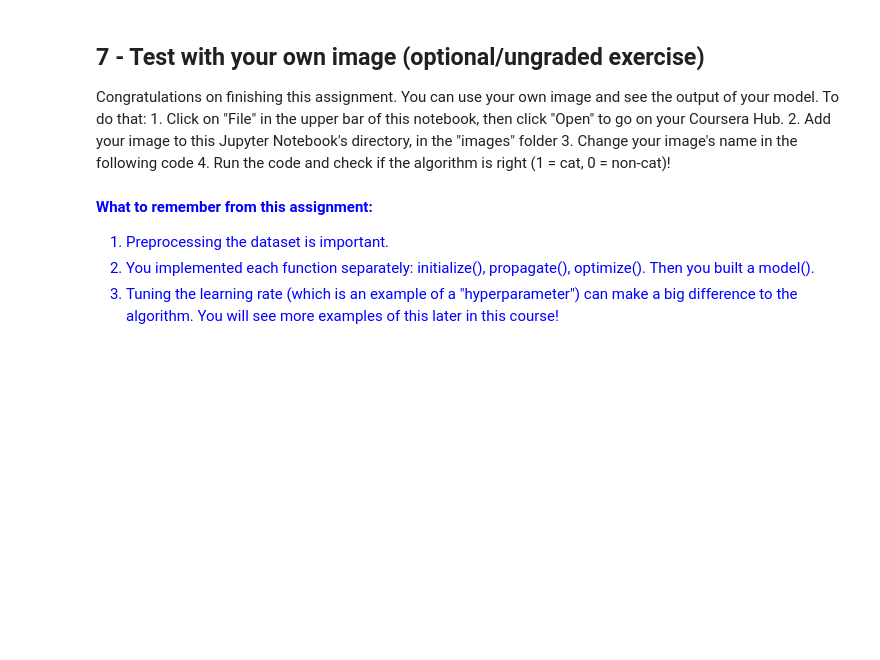
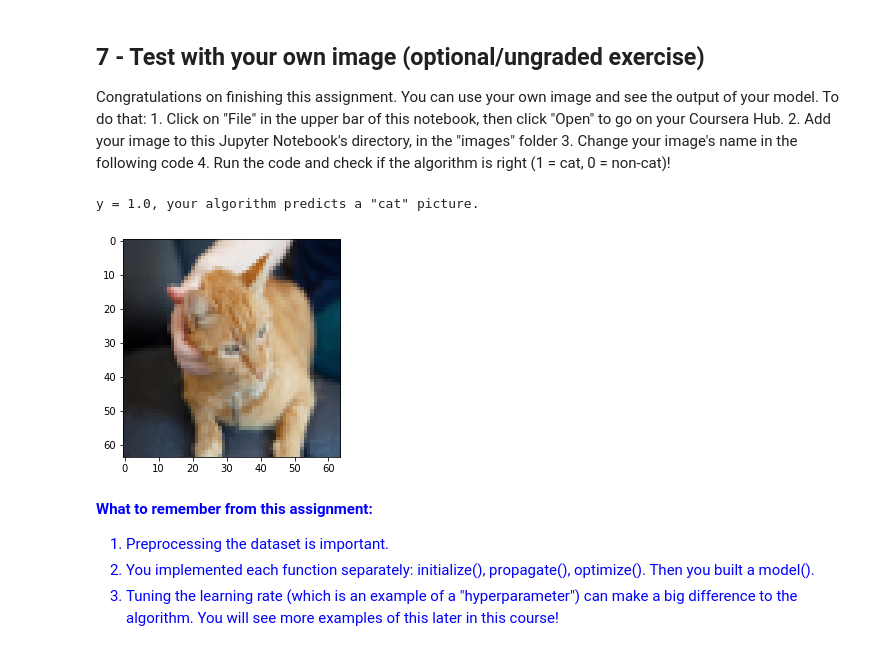
Before and after one commit to hedravBands/Data_Science_60_Projects, a Jupyter notebook: DeepLearningSpec-wk2-Logistic_Regression_with_a_Neural_Network_mindset.ipynb, the cells around one changed output. Drawn from its saved outputs; the diff is of its cells as text; code cells hidden in the pictures; blank space fills up the shorter version.

```diff
--- a/DeepLearningSpec-wk2-Logistic_Regression_with_a_Neural_Network_mindset.ipynb
+++ b/DeepLearningSpec-wk2-Logistic_Regression_with_a_Neural_Network_mindset.ipynb
@@ -760,17 +781,20 @@ Congratulations on finishing this assignment. You can use your own image and see
     4. Run the code and check if the algorithm is right (1 = cat, 0 = non-cat)!
 # %%
 # change this to the name of your image file
-my_image = "my_image.jpg"
+my_image = "cat3.jpg"
 
 # We preprocess the image to fit your algorithm.
 fname = "images/" + my_image
 image = np.array(Image.open(fname).resize((num_px, num_px)))
 plt.imshow(image)
 image = image / 255.
 image = image.reshape((1, num_px * num_px * 3)).T
 my_predicted_image = predict(logistic_regression_model["w"], logistic_regression_model["b"], image)
 
 print("y = " + str(np.squeeze(my_predicted_image)) + ", your algorithm predicts a \"" + classes[int(np.squeeze(my_predicted_image)),].decode("utf-8") +  "\" picture.")
+# %% [output]
+y = 1.0, your algorithm predicts a "cat" picture.
+[figure, added]
 # %% [markdown]
 <font color='blue'>
 
```
Also changed, not shown: parts of 17 cells of this notebook.
